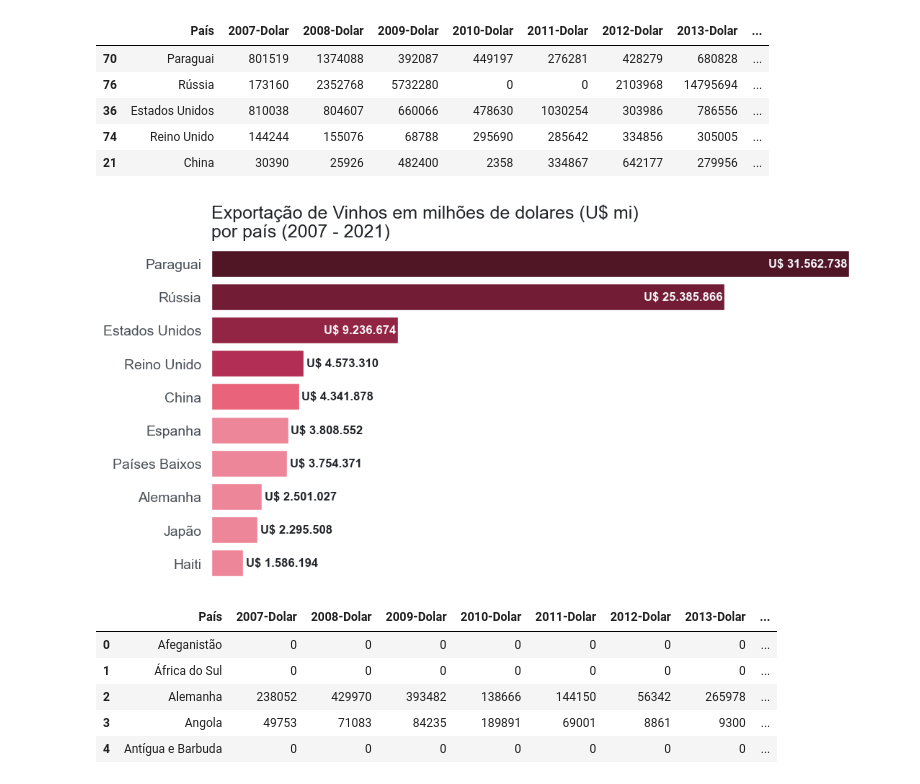
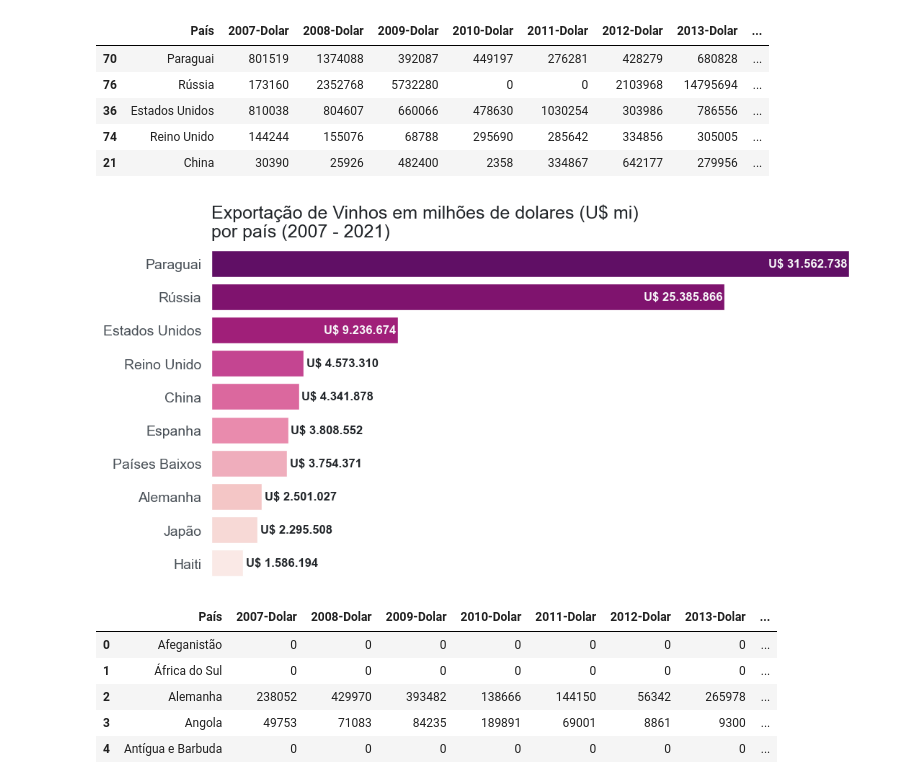
Before and after one commit to afonsosr2/techchallenge-grupo51, a Jupyter notebook: Desafio-vinhos.ipynb, the cells around one changed output. Saved outputs shown, nothing was run; the diff lists cells and outputs as text; code cells hidden in the pictures.

```diff
--- a/Desafio-vinhos.ipynb
+++ b/Desafio-vinhos.ipynb
@@ -266,34 +266,34 @@ dados_dolar_ordenados.head()
 # %%
 # Definindo a área do gráfico e o tema da visualização
 fig, ax = plt.subplots(figsize=(12,6))
 sns.set_theme(style="white")
 
 # Desenhando o gráfico
 data = dados_dolar_ordenados.head(10)
-ax = sns.barplot(data = data, y = "País", x = "Total", palette = PALETA02)
+ax = sns.barplot(data = data, y = "País", x = "Total", palette = "RdPu_r")
 
  # Personalizando o gráfico
 ax.set_title('Exportação de Vinhos em milhões de dolares (U$ mi)\npor país (2007 - 2021)',
              loc='left', fontsize=18, color = CINZA1, pad = 10)
 ax.set_xlabel("")
 ax.set_ylabel("")
 ax.yaxis.set_tick_params(labelsize = 14, labelcolor= CINZA2)
 ax.set_xticklabels([])
 sns.despine(left= True, bottom = True)
 
 # Escrevendo os valores de cada barra no gráfico
 for i, valor in enumerate(data["Total"]):
     qtd = f'U$ {valor:,.0f}'.replace(',','.')
     offset = 1e5  # offset de 1.000
     offset_fora = 3.7e6
     if valor > 5e6:
       ax.text(valor - offset, i, qtd, color= CINZA5, fontsize=12, fontweight='bold', ha='right', va='center')
     else:
        ax.text(valor + offset_fora, i, qtd, color= CINZA1, fontsize=12, fontweight='bold', ha='right', va='center')
 
 plt.show()
 # %% [output]
-[figure, old version]
+[figure, new version]
 # %%
 dados_dolar_combinado.head()
 # %% [output]
```
Also changed, not shown: parts of 7 cells of this notebook.
